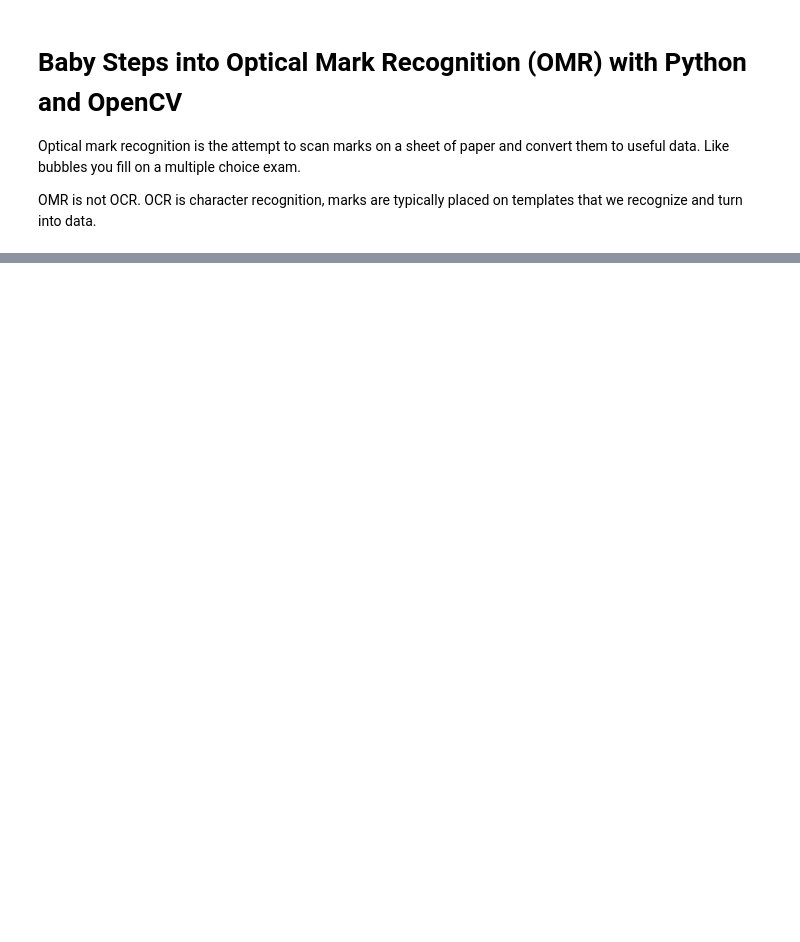
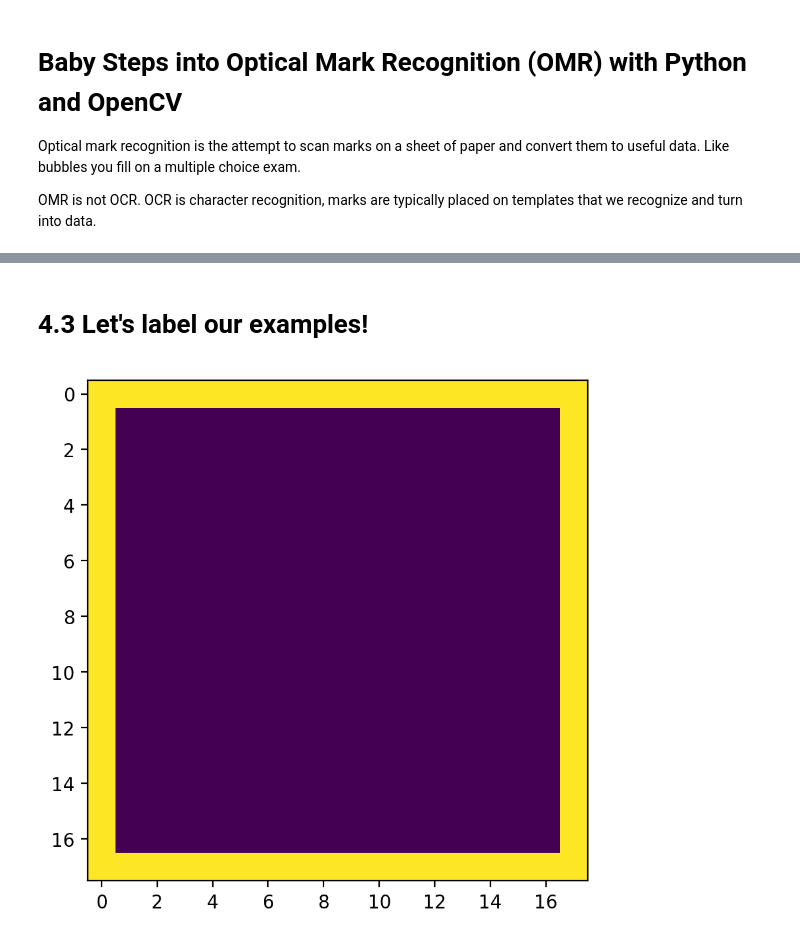
Before and after one commit to abramhindle/python-omr-talk, a Jupyter notebook: Python-OMR-Talk.ipynb, the cells around one changed output, grey strips where cells are left out. Cells and saved outputs as stored; diff of their text form; code cells hidden in the pictures; blank space fills up the shorter version.

```diff
--- a/Python-OMR-Talk.ipynb
+++ b/Python-OMR-Talk.ipynb
@@ -86,0 +260,10 @@ plt.show()
+# %% [markdown]
+# 4.3 Let's label our examples!
+# %%
+# First let's make a template for a filled in mark.
+
+box_template = 255*np.ones((box_w+2,box_h+2),dtype='uint8')
+make_black(box_template,(box_w/2+1,box_h/2+1))
+plot_row([box_template])
+# %% [output]
+[figure, added]
```
Also changed, not shown: parts of 29 cells of this notebook.
